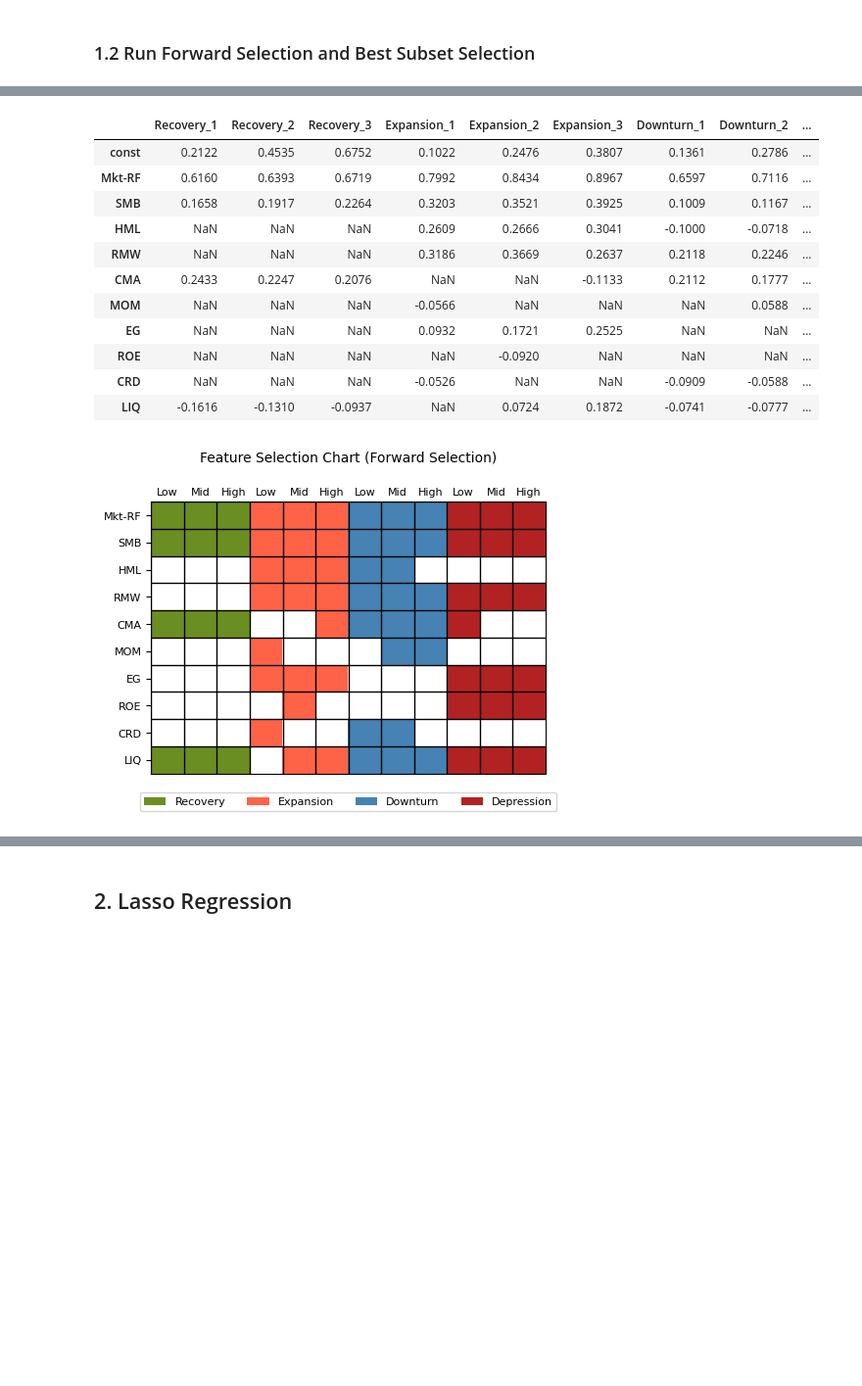
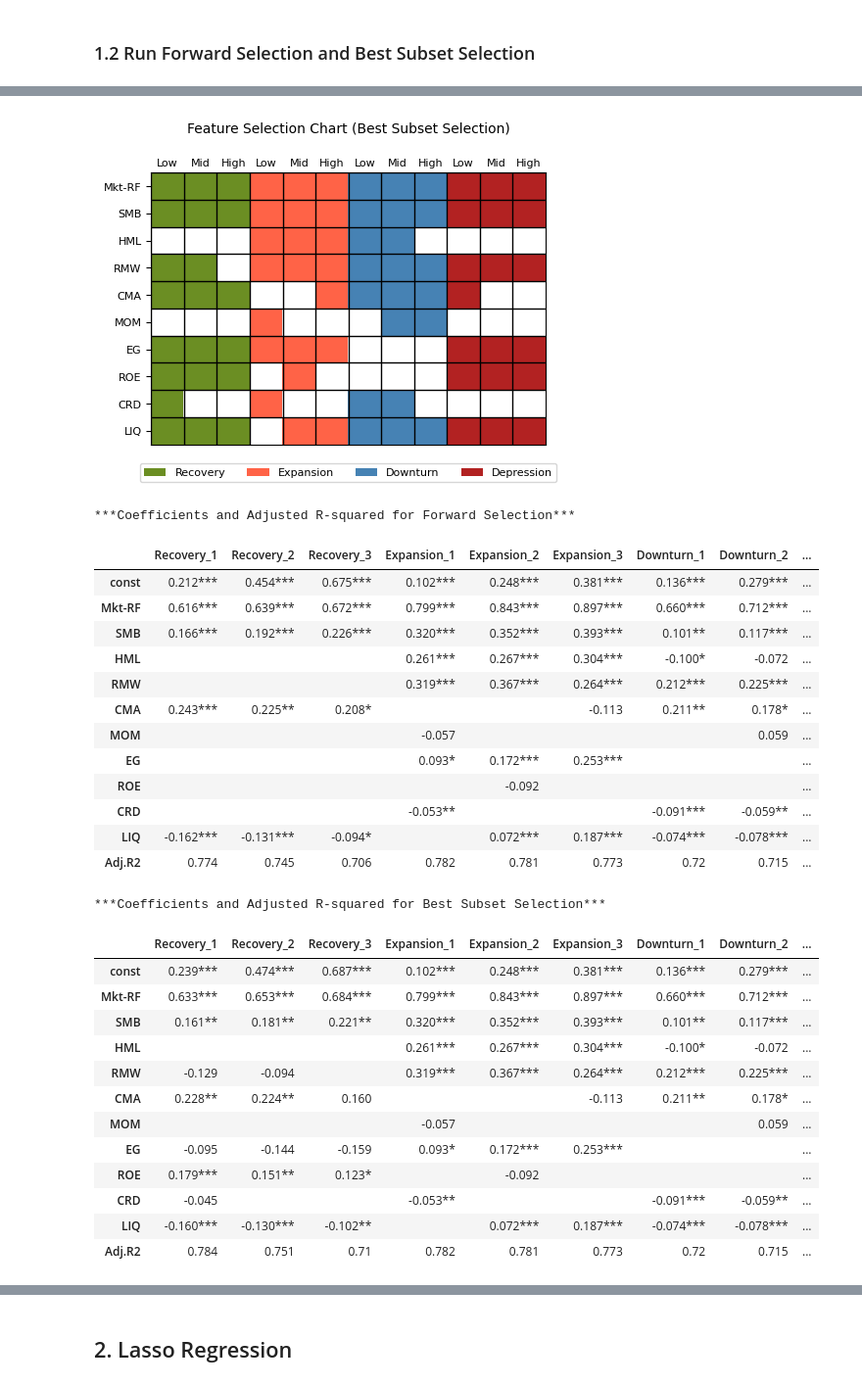
Before and after one commit to patrickwjwang/equity-cycle, a Jupyter notebook: notebooks/test_feature_selection.ipynb, the cells around one changed output, grey strips where cells are left out. Shown at 98% size. Drawn from its saved outputs; the diff is of its cells as text; code cells hidden in the pictures; blank space fills up the shorter version.

```diff
--- a/notebooks/test_feature_selection.ipynb
+++ b/notebooks/test_feature_selection.ipynb
@@ -80,7 +72,7 @@ def forward_selection(X, y, criterion='aic', verbose=True):
         excluded = list(set(X.columns) - set(included))
         new_score = pd.Series(index=excluded)
         for new_column in excluded:
-            model = sm.OLS(y, sm.add_constant(X[included + [new_column]])).fit()
+            model = sm.OLS(y, sm.add_constant(X[included + [new_column]])).fit(cov_type='HAC', cov_kwds={'maxlags': 6})
             new_score[new_column] = model.aic if criterion == 'aic' else model.bic
         best_score = new_score.min()
         if new_score is not None and (len(included) == 0 or best_score < current_score):
@@ -91,7 +83,7 @@ def forward_selection(X, y, criterion='aic', verbose=True):
             if verbose:
                 print('Add  {:10} with {} {:.6}'.format(best_feature, criterion.upper(), best_score))
         if not changed:
-            best_model = sm.OLS(y, sm.add_constant(X[included])).fit()
+            best_model = sm.OLS(y, sm.add_constant(X[included])).fit(cov_type='HAC', cov_kwds={'maxlags': 6})
             break
 
     return included, best_model
@@ -113,7 +105,7 @@ def best_subset_selection(X, y, criterion='aic'):
     for k in range(1, len(X.columns) + 1):
         for subset in itertools.combinations(X.columns, k):
             X_subset = sm.add_constant(X[list(subset)])
-            model = sm.OLS(y, X_subset).fit()
+            model = sm.OLS(y, X_subset).fit(cov_type='HAC', cov_kwds={'maxlags': 6})
             score = model.aic if criterion == 'aic' else model.bic
             if score < best_score:
                 best_score = score
@@ -124,6 +116,12 @@ def best_subset_selection(X, y, criterion='aic'):
 
 
 def get_data(df, phase):
+    """ Extracts features (X) and target variables (Y) from the DataFrame for a specified phase.
+    Parameters:
+        df - The input DataFrame containing the data.
+        phase (str) - The phase for which data is to be extracted.
+    Returns: tuple: A tuple containing two DataFrames, features (X) and target variables (Y).
+    """
     df_phase = df[df['Phase']==phase].copy()
     # Filter out covariates
     X_cols = df_phase.columns.difference(['Phase', 'Year_Week', 'R1-RF', 'R2-RF', 'R3-RF', 'R4-RF', 'R5-RF'])
@@ -135,7 +133,12 @@ def get_data(df, phase):
         Y = df_phase[['R1-RF', 'R3-RF', 'R5-RF']].reset_index(drop=True)
     return X, Y
 
+
 def get_feature_names(dict_in_list):
+    """ Extracts a unique list of feature names from a list of dictionaries.
+    Parameters (dict_in_list): A list of dictionaries with phase names as keys and feature lists as values.
+    Returns: list: A list of unique feature names.
+    """
     feature_names = set()
     for phase_dict in best_list:
         for features in phase_dict.values():
@@ -286,9 +317,22 @@ Plot forward selection selected features
 # Plot forward selection
 title = 'Feature Selection Chart (Forward Selection)'
 save_path = 'forward_selection_chart.png'
-plot_feature_selection(forward_selected, title, save_path)
+feature_names = ['Mkt-RF', 'SMB', 'HML', 'RMW', 'CMA', 'MOM', 'EG', 'ROE', 'CRD', 'LIQ']
+plot_feature_selection(forward_selected, title, feature_names)
+
+# Plot best subset selection
+title = 'Feature Selection Chart (Best Subset Selection)'
+save_path = 'bestsubset_selection_chart.png'
+plot_feature_selection(best_selected, title, feature_names)
 
 # Show forward selection coefficients
-forward_coef = create_coef_df(forward_models)
+row_order = ['const', 'Mkt-RF', 'SMB', 'HML', 'RMW', 'CMA', 'MOM', 'EG', 'ROE', 'CRD', 'LIQ']
+forward_coef = create_coef_df(forward_models, row_order)
+print(f"\n***Coefficients and Adjusted R-squared for Forward Selection***\n")
 display(forward_coef)
+
+# Show forward selection coefficients
+best_coef = create_coef_df(best_models, row_order)
+print(f"\n***Coefficients and Adjusted R-squared for Best Subset Selection***\n")
+display(best_coef)
 # %% [output]
@@ -295,13 +340,29 @@ display(forward_coef)
+[figure, added]
+***Coefficients and Adjusted R-squared for Forward Selection***
 |  | Recovery_1 | Recovery_2 | Recovery_3 | Expansion_1 | Expansion_2 | Expansion_3 | Downturn_1 | Downturn_2 | ... |
-| const | 0.2122 | 0.4535 | 0.6752 | 0.1022 | 0.2476 | 0.3807 | 0.1361 | 0.2786 | ... |
-| Mkt-RF | 0.6160 | 0.6393 | 0.6719 | 0.7992 | 0.8434 | 0.8967 | 0.6597 | 0.7116 | ... |
-| SMB | 0.1658 | 0.1917 | 0.2264 | 0.3203 | 0.3521 | 0.3925 | 0.1009 | 0.1167 | ... |
-| HML | NaN | NaN | NaN | 0.2609 | 0.2666 | 0.3041 | -0.1000 | -0.0718 | ... |
-| RMW | NaN | NaN | NaN | 0.3186 | 0.3669 | 0.2637 | 0.2118 | 0.2246 | ... |
-| CMA | 0.2433 | 0.2247 | 0.2076 | NaN | NaN | -0.1133 | 0.2112 | 0.1777 | ... |
-| MOM | NaN | NaN | NaN | -0.0566 | NaN | NaN | NaN | 0.0588 | ... |
-| EG | NaN | NaN | NaN | 0.0932 | 0.1721 | 0.2525 | NaN | NaN | ... |
-| ROE | NaN | NaN | NaN | NaN | -0.0920 | NaN | NaN | NaN | ... |
-| CRD | NaN | NaN | NaN | -0.0526 | NaN | NaN | -0.0909 | -0.0588 | ... |
-| LIQ | -0.1616 | -0.1310 | -0.0937 | NaN | 0.0724 | 0.1872 | -0.0741 | -0.0777 | ... |
+| const | 0.212*** | 0.454*** | 0.675*** | 0.102*** | 0.248*** | 0.381*** | 0.136*** | 0.279*** | ... |
+| Mkt-RF | 0.616*** | 0.639*** | 0.672*** | 0.799*** | 0.843*** | 0.897*** | 0.660*** | 0.712*** | ... |
+| SMB | 0.166*** | 0.192*** | 0.226*** | 0.320*** | 0.352*** | 0.393*** | 0.101** | 0.117*** | ... |
+| HML |  |  |  | 0.261*** | 0.267*** | 0.304*** | -0.100* | -0.072 | ... |
+| RMW |  |  |  | 0.319*** | 0.367*** | 0.264*** | 0.212*** | 0.225*** | ... |
+| CMA | 0.243*** | 0.225** | 0.208* |  |  | -0.113 | 0.211** | 0.178* | ... |
+| MOM |  |  |  | -0.057 |  |  |  | 0.059 | ... |
+| EG |  |  |  | 0.093* | 0.172*** | 0.253*** |  |  | ... |
+| ROE |  |  |  |  | -0.092 |  |  |  | ... |
+| CRD |  |  |  | -0.053** |  |  | -0.091*** | -0.059** | ... |
+| LIQ | -0.162*** | -0.131*** | -0.094* |  | 0.072*** | 0.187*** | -0.074*** | -0.078*** | ... |
+| Adj.R2 | 0.774 | 0.745 | 0.706 | 0.782 | 0.781 | 0.773 | 0.72 | 0.715 | ... |
-[figure]
+***Coefficients and Adjusted R-squared for Best Subset Selection***
+|  | Recovery_1 | Recovery_2 | Recovery_3 | Expansion_1 | Expansion_2 | Expansion_3 | Downturn_1 | Downturn_2 | ... |
+| const | 0.239*** | 0.474*** | 0.687*** | 0.102*** | 0.248*** | 0.381*** | 0.136*** | 0.279*** | ... |
+| Mkt-RF | 0.633*** | 0.653*** | 0.684*** | 0.799*** | 0.843*** | 0.897*** | 0.660*** | 0.712*** | ... |
+| SMB | 0.161** | 0.181** | 0.221** | 0.320*** | 0.352*** | 0.393*** | 0.101** | 0.117*** | ... |
+| HML |  |  |  | 0.261*** | 0.267*** | 0.304*** | -0.100* | -0.072 | ... |
+| RMW | -0.129 | -0.094 |  | 0.319*** | 0.367*** | 0.264*** | 0.212*** | 0.225*** | ... |
+| CMA | 0.228** | 0.224** | 0.160 |  |  | -0.113 | 0.211** | 0.178* | ... |
+| MOM |  |  |  | -0.057 |  |  |  | 0.059 | ... |
+| EG | -0.095 | -0.144 | -0.159 | 0.093* | 0.172*** | 0.253*** |  |  | ... |
+| ROE | 0.179*** | 0.151** | 0.123* |  | -0.092 |  |  |  | ... |
+| CRD | -0.045 |  |  | -0.053** |  |  | -0.091*** | -0.059** | ... |
+| LIQ | -0.160*** | -0.130*** | -0.102** |  | 0.072*** | 0.187*** | -0.074*** | -0.078*** | ... |
+| Adj.R2 | 0.784 | 0.751 | 0.71 | 0.782 | 0.781 | 0.773 | 0.72 | 0.715 | ... |
```
Also changed, not shown: parts of 17 cells of this notebook, 1 other file.
